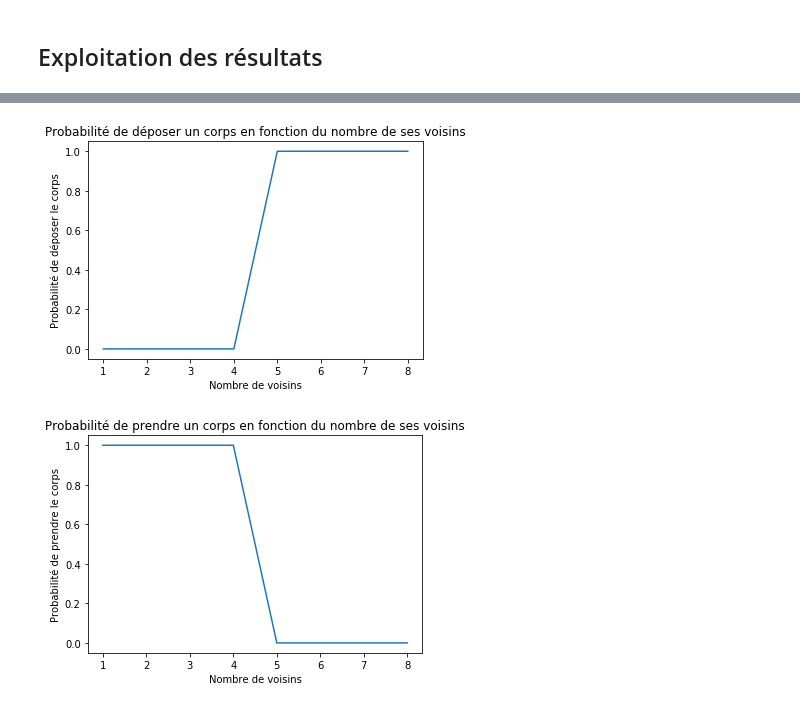
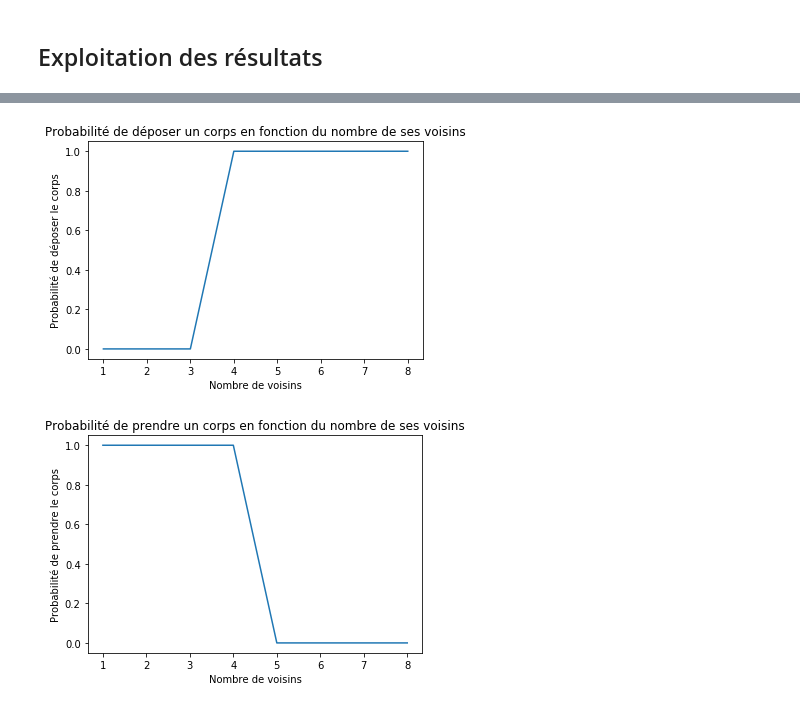
Before and after one commit to are-ants-corpse-clustering/NOTEBOOK, a Jupyter notebook: ANT CLUSTERING ARE.ipynb, the cells around one changed output, grey strips where cells are left out. Saved outputs shown, nothing was run; the diff lists cells and outputs as text; code cells hidden in the pictures.

```diff
--- a/ANT CLUSTERING ARE.ipynb
+++ b/ANT CLUSTERING ARE.ipynb
@@ -691,33 +790,33 @@ def plot_probabilite_prendre():
         if (i<=k1):
             y.append(1)
         else :
             y.append(0)
 
     plt.xlabel("Nombre de voisins")
     plt.ylabel("Probabilité de prendre le corps")
     plt.plot(x, y)
     plt.title("Probabilité de prendre un corps en fonction du nombre de ses voisins")
 
     plt.show()
 
 def plot_probabilite_depot():
     x = [1,2,3,4,5,6,7,8]
     y=[]
     for i in range (1,9):
-        if (i>k2):
+        if (i>=k2):
             y.append(1)
         else :
             y.append(0)
 
     plt.xlabel("Nombre de voisins")
     plt.ylabel("Probabilité de déposer le corps")
     plt.plot(x, y)
     plt.title("Probabilité de déposer un corps en fonction du nombre de ses voisins")
 
     plt.show()
 
 plot_probabilite_depot()
 plot_probabilite_prendre()
 # %% [output]
-[figure, old version]
+[figure, new version]
 [figure]
```
Also changed, not shown: parts of 15 cells of this notebook.
